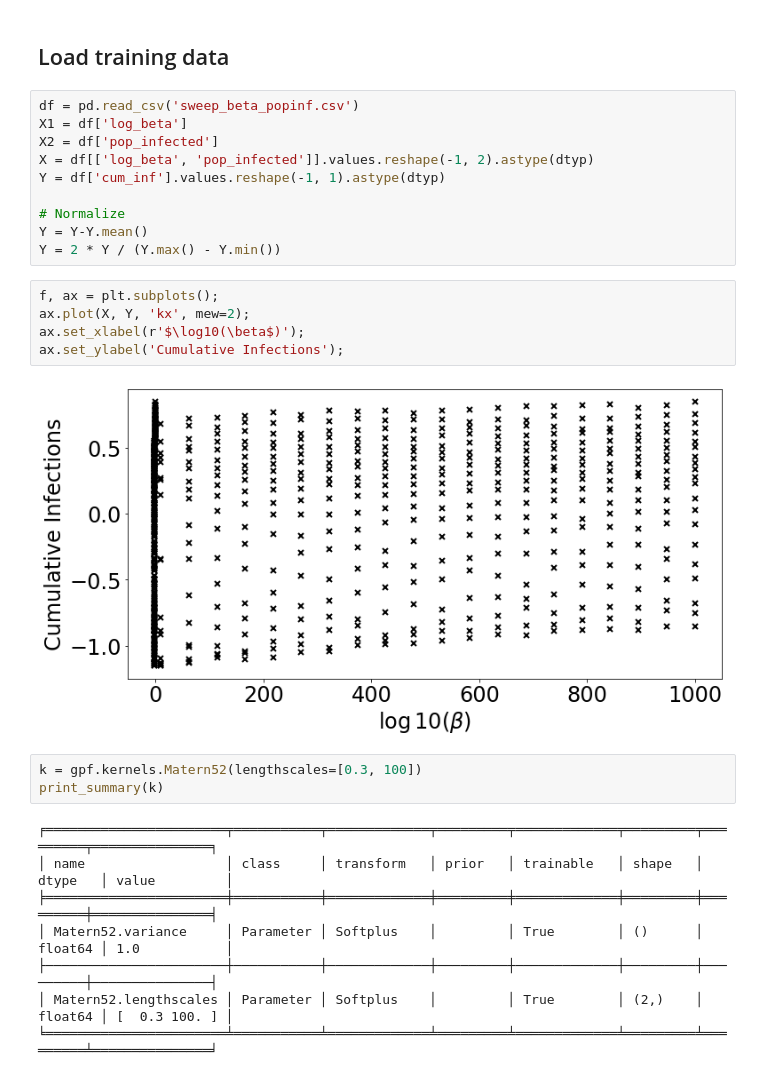
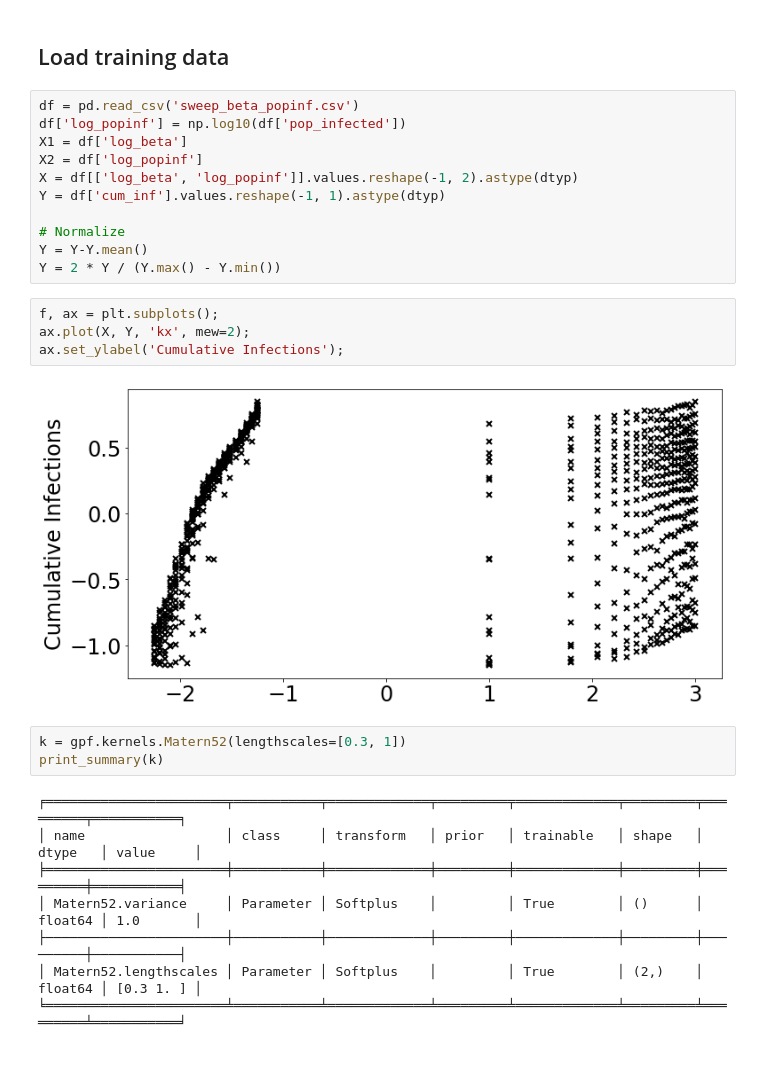
Before and after one commit to InstituteforDiseaseModeling/historymatching, a Jupyter notebook: doc/Homoskedastic2D.ipynb, the cells around one changed output. Saved outputs shown, nothing was run; the diff lists cells and outputs as text.

Commit message:
Adding more plots and diagnostics

```diff
--- a/doc/Homoskedastic2D.ipynb
+++ b/doc/Homoskedastic2D.ipynb
@@ -64,9 +64,10 @@ Logical:  [LogicalDevice(name='/device:CPU:0', device_type='CPU')]
 ## Load training data
 # %%
 df = pd.read_csv('sweep_beta_popinf.csv')
+df['log_popinf'] = np.log10(df['pop_infected'])
 X1 = df['log_beta']
-X2 = df['pop_infected']
-X = df[['log_beta', 'pop_infected']].values.reshape(-1, 2).astype(dtyp)
+X2 = df['log_popinf']
+X = df[['log_beta', 'log_popinf']].values.reshape(-1, 2).astype(dtyp)
 Y = df['cum_inf'].values.reshape(-1, 1).astype(dtyp)
 
 # Normalize
@@ -75,21 +76,20 @@ Y = 2 * Y / (Y.max() - Y.min())
 # %%
 f, ax = plt.subplots();
 ax.plot(X, Y, 'kx', mew=2);
-ax.set_xlabel(r'$\log10(\beta$)');
 ax.set_ylabel('Cumulative Infections');
 # %% [output]
-[figure, old version]
+[figure, new version]
 # %%
-k = gpf.kernels.Matern52(lengthscales=[0.3, 100])
+k = gpf.kernels.Matern52(lengthscales=[0.3, 1])
 print_summary(k)
 # %% [output]
-╒═══════════════════════╤═══════════╤═════════════╤═════════╤═════════════╤═════════╤═════════╤═══════════════╕
-│ name                  │ class     │ transform   │ prior   │ trainable   │ shape   │ dtype   │ value         │
-╞═══════════════════════╪═══════════╪═════════════╪═════════╪═════════════╪═════════╪═════════╪═══════════════╡
-│ Matern52.variance     │ Parameter │ Softplus    │         │ True        │ ()      │ float64 │ 1.0           │
-├───────────────────────┼───────────┼─────────────┼─────────┼─────────────┼─────────┼─────────┼───────────────┤
-│ Matern52.lengthscales │ Parameter │ Softplus    │         │ True        │ (2,)    │ float64 │ [  0.3 100. ] │
-╘═══════════════════════╧═══════════╧═════════════╧═════════╧═════════════╧═════════╧═════════╧═══════════════╛
+╒═══════════════════════╤═══════════╤═════════════╤═════════╤═════════════╤═════════╤═════════╤═══════════╕
+│ name                  │ class     │ transform   │ prior   │ trainable   │ shape   │ dtype   │ value     │
+╞═══════════════════════╪═══════════╪═════════════╪═════════╪═════════════╪═════════╪═════════╪═══════════╡
+│ Matern52.variance     │ Parameter │ Softplus    │         │ True        │ ()      │ float64 │ 1.0       │
+├───────────────────────┼───────────┼─────────────┼─────────┼─────────────┼─────────┼─────────┼───────────┤
+│ Matern52.lengthscales │ Parameter │ Softplus    │         │ True        │ (2,)    │ float64 │ [0.3 1. ] │
+╘═══════════════════════╧═══════════╧═════════════╧═════════╧═════════════╧═════════╧═════════╧═══════════╛
 # %%
 m = gpf.models.GPR(data=(X, Y), kernel=k, mean_function=None)
 m.likelihood.variance.assign(1)
```
Also changed, not shown: parts of 4 cells of this notebook.
